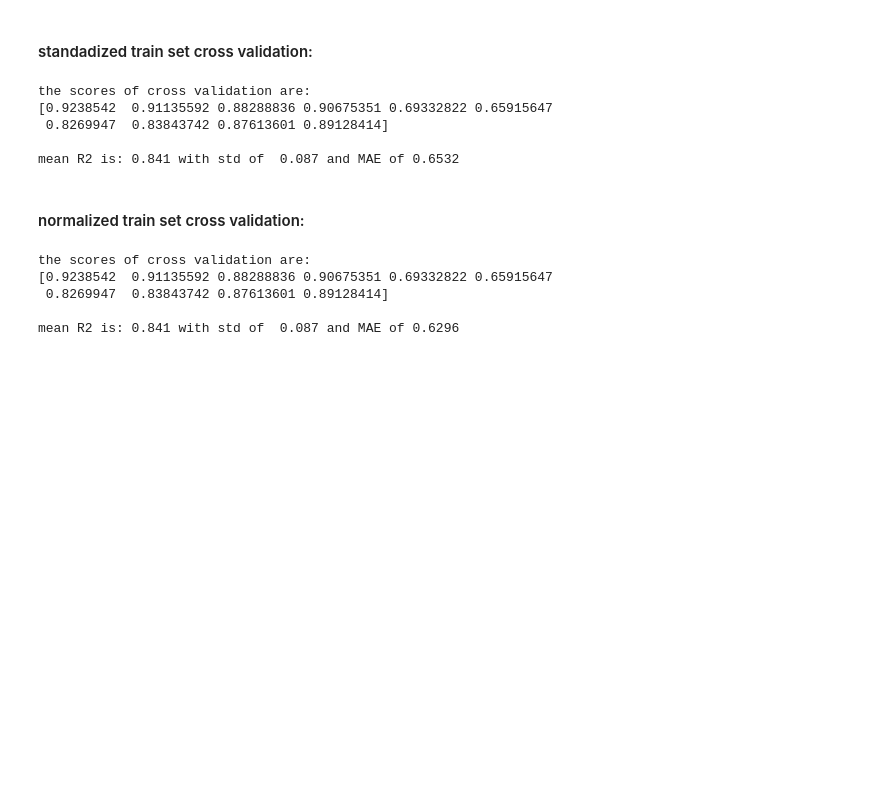
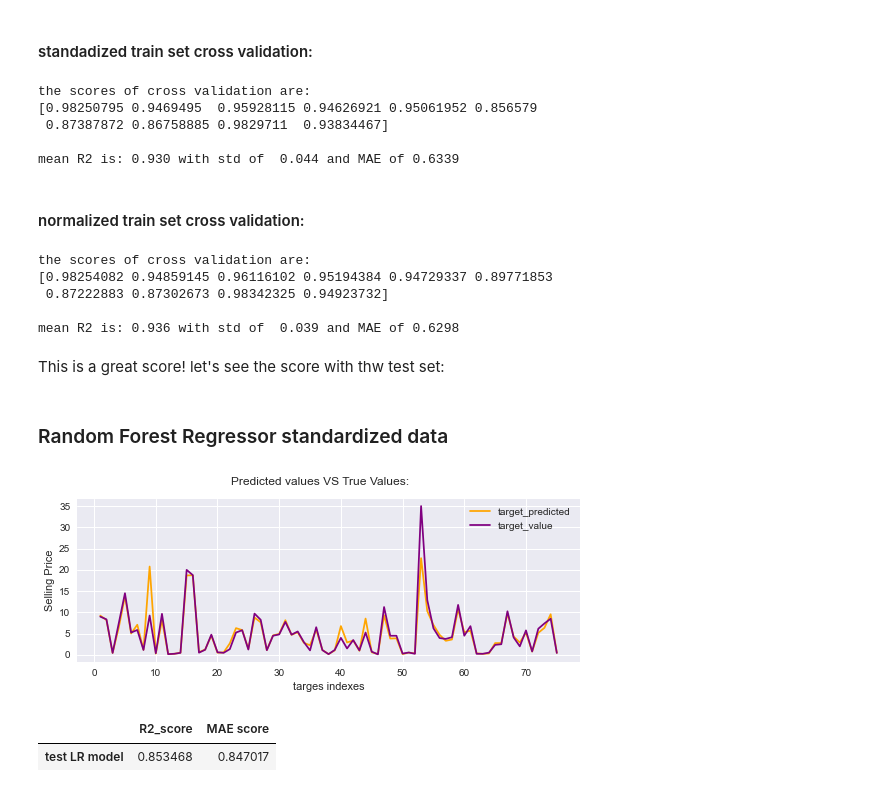
Before and after one commit to idankam/DataScienceCourseProject, a Jupyter notebook: Regression Notebook.ipynb, the cells around one changed output. Cells and saved outputs as stored; diff of their text form; code cells hidden in the pictures; blank space fills up the shorter version.

Commit message:
final Random Forest Regressor model + best model

```diff
--- a/Regression Notebook.ipynb
+++ b/Regression Notebook.ipynb
@@ -722,25 +728,52 @@ plt.show()
 #### standadized train set cross validation:
 # %%
 print("the scores of cross validation are:")
-print(scores_standardized)
+print(R2_scores_standardized)
 print()
-print("mean R2 is: " + str(scores_standardized.mean())[:5] + " with std of  " + str(scores_standardized.std())[:5] + " and MAE of " + str(mae_standarsized)[:6])
+print("mean R2 is: " + str(R2_scores_standardized.mean())[:5] + " with std of  " + str(R2_scores_standardized.std())[:5] + " and MAE of " + str(mae_standarsized)[:6])
 # %% [output]
 the scores of cross validation are:
-[0.9238542  0.91135592 0.88288836 0.90675351 0.69332822 0.65915647
- 0.8269947  0.83843742 0.87613601 0.89128414]
+[0.98250795 0.9469495  0.95928115 0.94626921 0.95061952 0.856579
+ 0.87387872 0.86758885 0.9829711  0.93834467]
 
-mean R2 is: 0.841 with std of  0.087 and MAE of 0.6532
+mean R2 is: 0.930 with std of  0.044 and MAE of 0.6339
 # %% [markdown]
 #### normalized train set cross validation:
 # %%
 print("the scores of cross validation are:")
-print(scores_normalized)
+print(R2_scores_normalized)
 print()
-print("mean R2 is: " + str(scores_normalized.mean())[:5] + " with std of  " + str(scores_normalized.std())[:5] + " and MAE of " + str(mae_normalized)[:6])
+print("mean R2 is: " + str(R2_scores_normalized.mean())[:5] + " with std of  " + str(R2_scores_normalized.std())[:5] + " and MAE of " + str(mae_normalized)[:6])
 # %% [output]
 the scores of cross validation are:
-[0.9238542  0.91135592 0.88288836 0.90675351 0.69332822 0.65915647
- 0.8269947  0.83843742 0.87613601 0.89128414]
+[0.98254082 0.94859145 0.96116102 0.95194384 0.94729337 0.89771853
+ 0.87222883 0.87302673 0.98342325 0.94923732]
 
-mean R2 is: 0.841 with std of  0.087 and MAE of 0.6296
+mean R2 is: 0.936 with std of  0.039 and MAE of 0.6298
+# %% [markdown]
+This is a great score! let's see the score with thw test set:
+# %% [markdown]
+### Random Forest Regressor standardized data
+# %%
+RFR = RandomForestRegressor()
+
+RFR.fit(X_train_standardized, y_train)
+R2_score = RFR.score(X_test_standardized, y_test)
+y_predict = RFR.predict(X_test_standardized)
+mae_score = MAE(y_test, y_predict)
+
+indexes = list(range(1, len(y_predict)+1))
+fig, axs = plt.subplots(1, 1, figsize=(9, 3), sharey=True)
+axs.plot(indexes, y_predict, label='target_predicted', color='orange')
+axs.plot(indexes, y_test, label='target_value', color='purple')
+axs.legend()
+axs.set_xlabel('targes indexes')
+axs.set_ylabel('Selling Price')
+fig.suptitle('Predicted values VS True Values:')
+plt.show()
+
+pd.DataFrame(index=['test LR model'], data={'R2_score': R2_score, 'MAE score': mae_score})
+# %% [output]
+[figure, added]
+|  | R2_score | MAE score |
+| test LR model | 0.853468 | 0.847017 |
```
Also changed, not shown: parts of 27 cells of this notebook.
